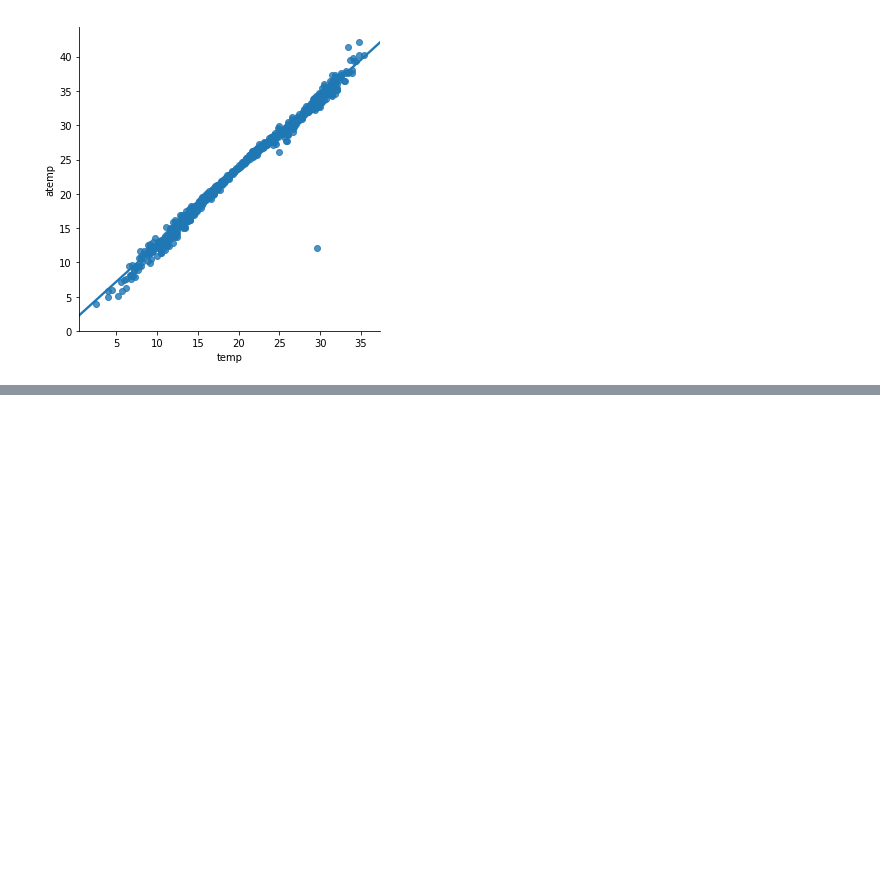
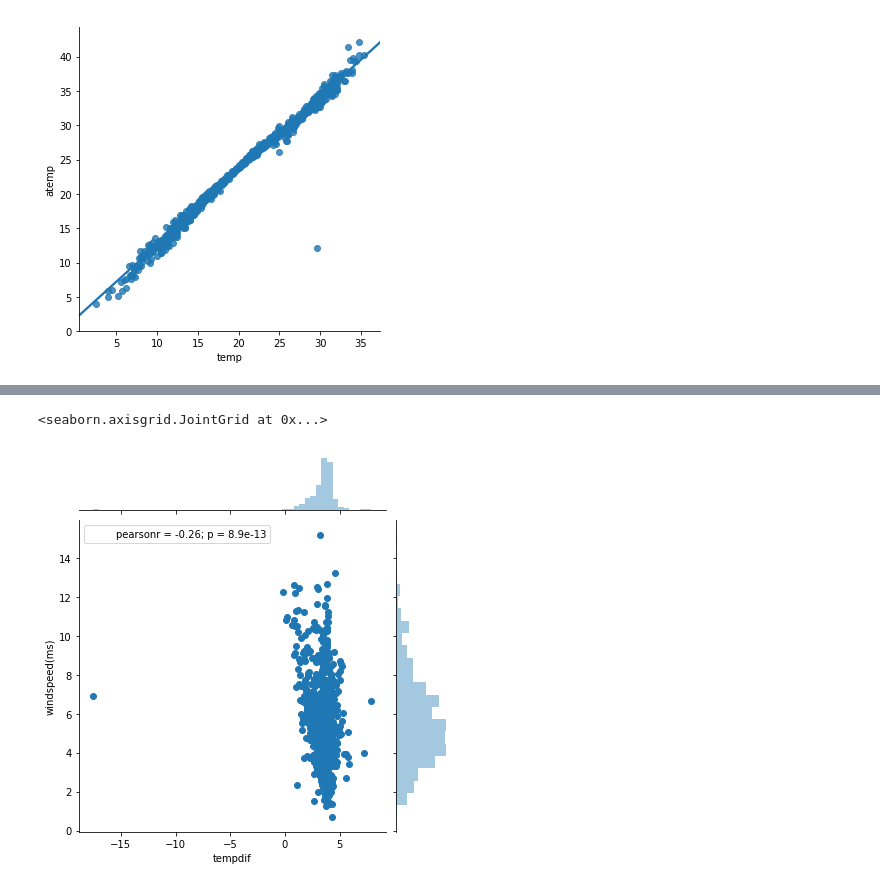
Before and after one commit to bewrrrie/7bits_ml_homework, a Jupyter notebook: 2017-fall/03-01-visualisation-homework.ipynb, the cells around one changed output, grey strips where cells are left out. Cells and saved outputs as stored; diff of their text form; code cells hidden in the pictures; blank space fills up the shorter version.

```diff
--- a/2017-fall/03-01-visualisation-homework.ipynb
+++ b/2017-fall/03-01-visualisation-homework.ipynb
@@ -263,0 +280,5 @@ sns.lmplot(x='temp', y='atemp', data=df)
+# %%
+sns.jointplot(df['tempdif'].dropna(), df['windspeed(ms)'].dropna())
+# %% [output]
+<seaborn.axisgrid.JointGrid at 0x...>
+[figure, added]
```
Also changed, not shown: parts of 5 cells of this notebook.
